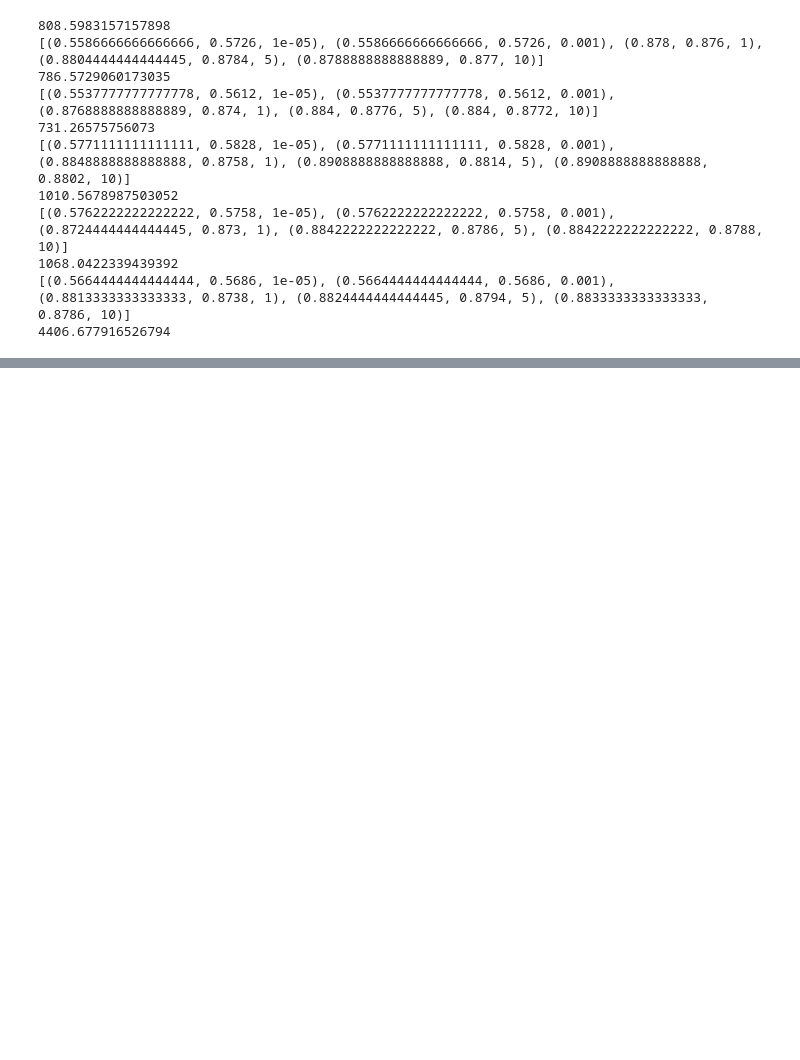
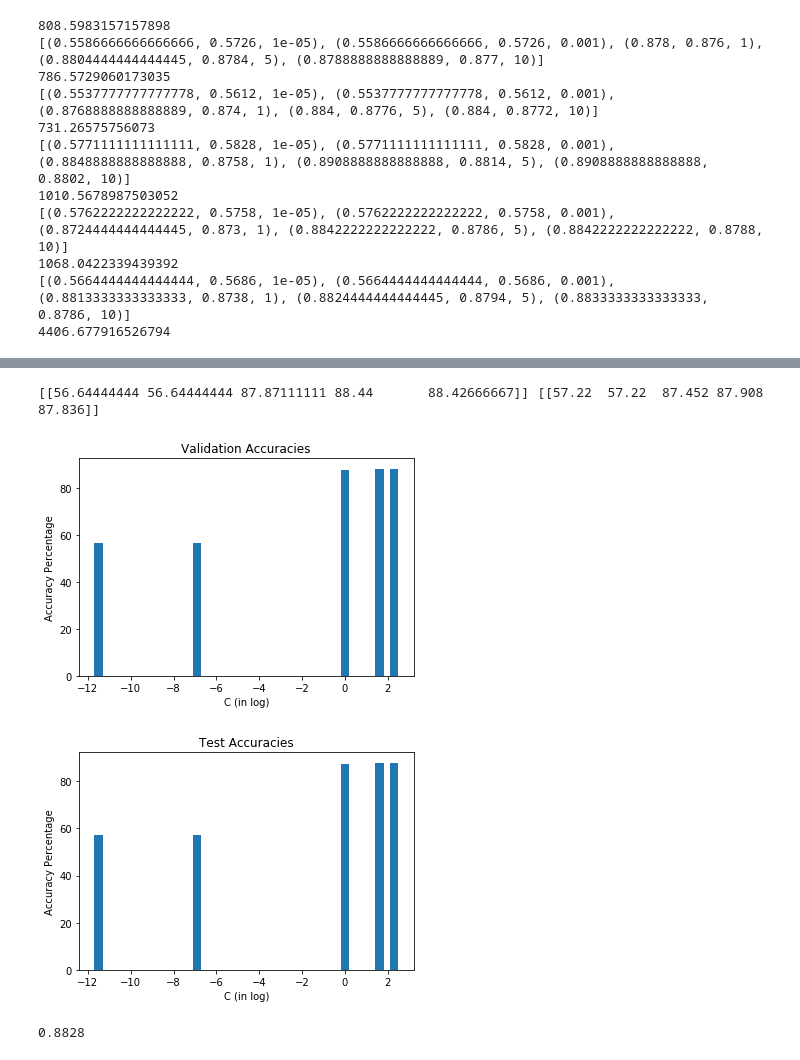
Before and after one commit to Kartik97/ML, a Jupyter notebook: A2/Q2/q2.ipynb, the cells around one changed output, grey strips where cells are left out. Saved outputs shown, nothing was run; the diff lists cells and outputs as text; code cells hidden in the pictures; blank space fills up the shorter version.

```diff
--- a/A2/Q2/q2.ipynb
+++ b/A2/Q2/q2.ipynb
@@ -556,5 +557,5 @@ def verifyKfold(trainX,trainY,testX,testY):
 # with open('StratkFold.pickle', 'wb') as f:
 #     pickle.dump(Kfold, f)
 # %%
-# pickle_in = open("kFold.pickle","rb")
-# accList = pickle.load(pickle_in)
+pickle_in = open("kFold.pickle","rb")
+accList = pickle.load(pickle_in)
@@ -579,0 +582,33 @@ def verifyKfold(trainX,trainY,testX,testY):
+# %%
+def findAvg(accList):
+    avgValList = np.zeros((1,5))
+    avgTestList = np.zeros((1,5))
+    for i in accList:
+        for j in range(len(i)):
+            avgValList[0,j] += i[j][0]
+            avgTestList[0,j] += i[j][1]
+    return avgValList*20,avgTestList*20
+# %%
+c = np.log(np.array([1e-5,1e-3,1,5,10]))
+avgValList,avgTestList = findAvg(accList)
+# %%
+print(avgValList,avgTestList)
+# %% [output]
+[[56.64444444 56.64444444 87.87111111 88.44       88.42666667]] [[57.22  57.22  87.452 87.908 87.836]]
+# %%
+def plotAvg(c,avgValList,title=""):
+    fig = plt.figure(0)
+    ax = plt.gca()
+    ax.bar(c.ravel(),(avgValList).ravel(),width=0.4,label="Validation Accuracies")
+    ax.set_xlabel("C (in log)")
+    ax.set_ylabel("Accuracy Percentage")
+    ax.set_title(title)
+    # for i in range(5):
+    #     ax.text(c[i]-0.5,avgValList[0,i]+1,s = str("%.2f" % avgValList[0,i]))
+    plt.show()
+# %%
+plotAvg(c,avgValList,"Validation Accuracies")
+plotAvg(c,avgTestList,"Test Accuracies")
+# %% [output]
+[figure, added]
+[figure, added]
@@ -579,0 +621,6 @@ def verifyKfold(trainX,trainY,testX,testY):
+# %%
+clf = SVC(C=5,kernel='rbf',gamma=0.05)
+clf.fit(trainX,trainY)
+clf.score(testX,testY)
+# %% [output]
+0.8828
```
Also changed, not shown: parts of 6 cells of this notebook, 3 other files.
